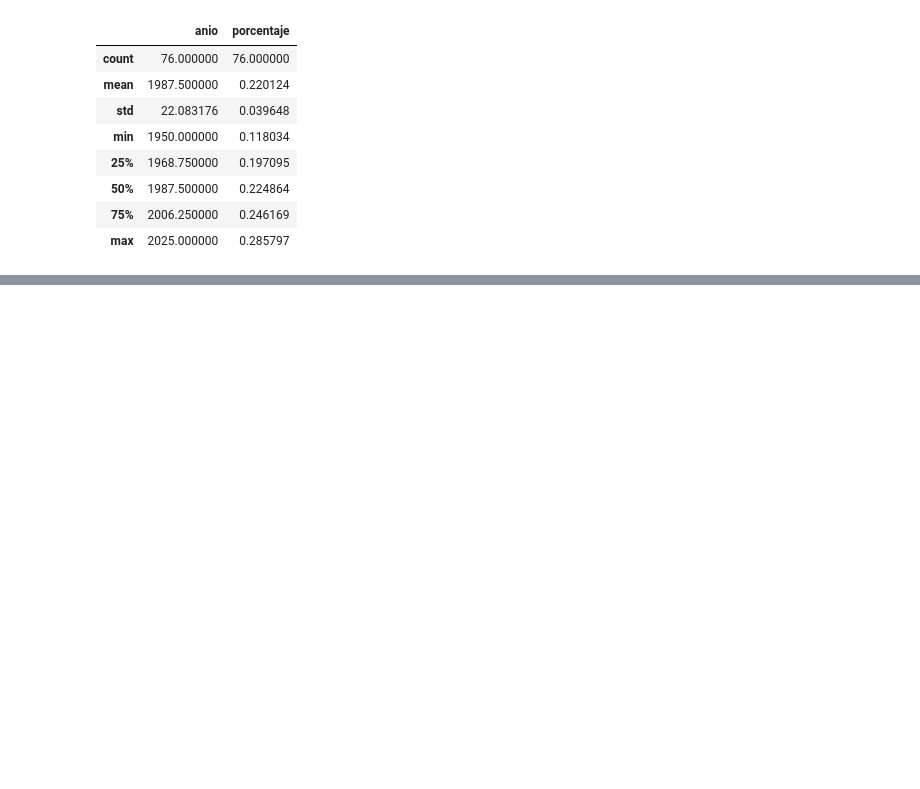
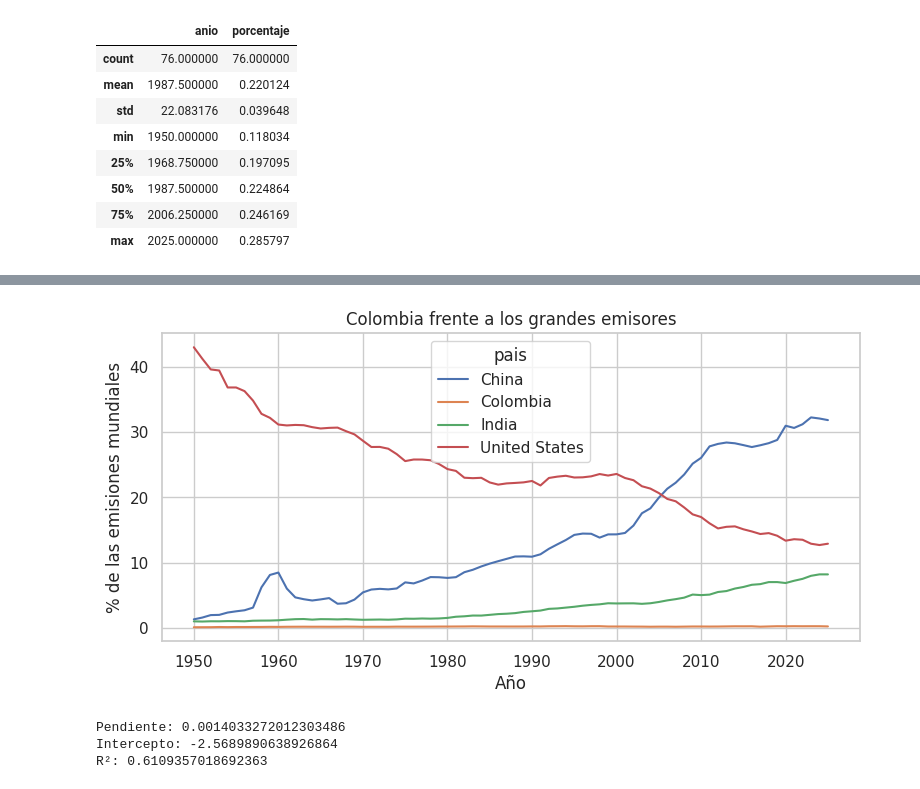
Before and after one commit to sofiamartinlp-wq/proyecto-co2, a Jupyter notebook: proyecto_co2_colombia.ipynb, the cells around one changed output, grey strips where cells are left out. Saved outputs shown, nothing was run; the diff lists cells and outputs as text; code cells hidden in the pictures; blank space fills up the shorter version.

```diff
--- a/proyecto_co2_colombia.ipynb
+++ b/proyecto_co2_colombia.ipynb
@@ -95,0 +130,25 @@ colombia.describe()
+# %%
+grandes = paises[(paises["pais"].isin(["China", "United States", "India", "Colombia"])) & (paises["anio"] >= 1950)]
+
+plt.figure(figsize=(9, 4))
+sns.lineplot(data=grandes, x="anio", y="porcentaje", hue="pais")
+plt.title("Colombia frente a los grandes emisores")
+plt.xlabel("Año")
+plt.ylabel("% de las emisiones mundiales")
+plt.show()
+# %% [output]
+[figure, added]
+# %%
+X = colombia[["anio"]]
+y = colombia["porcentaje"]
+
+modelo = LinearRegression()
+modelo.fit(X, y)
+
+print("Pendiente:", modelo.coef_[0])
+print("Intercepto:", modelo.intercept_)
+print("R²:", r2_score(y, modelo.predict(X)))
+# %% [output]
+Pendiente: 0.0014033272012303486
+Intercepto: -2.5689890638926864
+R²: 0.6109357018692363
```
Also changed, not shown: parts of 7 cells of this notebook.
